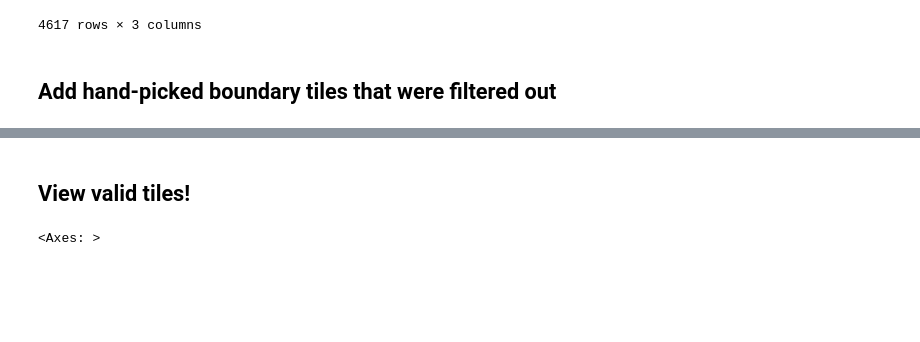
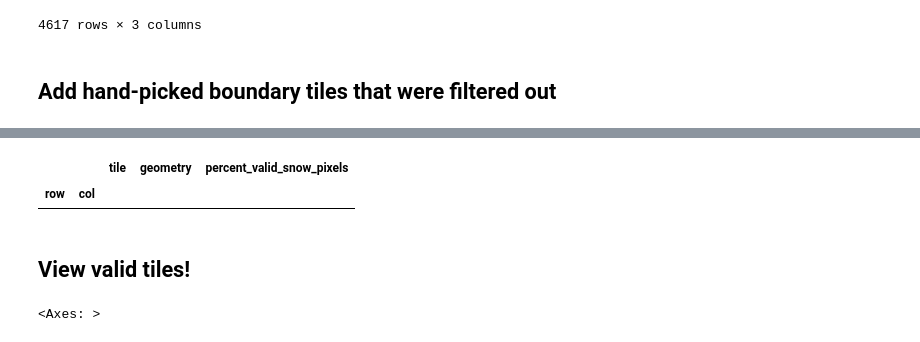
Before and after one commit to egagli/global_snowmelt_runoff_onset, a Jupyter notebook: processing/select_tiles_to_process.ipynb, the cells around one changed output, grey strips where cells are left out. Saved outputs shown, nothing was run; the diff lists cells and outputs as text; code cells hidden in the pictures; blank space fills up the shorter version.

Commit message:
update processing tiles

```diff
--- a/processing/select_tiles_to_process.ipynb
+++ b/processing/select_tiles_to_process.ipynb
@@ -468,3 +518,9 @@ valid_tiles_gdf
+# %%
+# find duplicate tiles
+valid_tiles_gdf[valid_tiles_gdf.index.duplicated()]
+# %% [output]
+|  |  | tile | geometry | percent_valid_snow_pixels |
+| row | col |  |  |  |
 # %% [markdown]
 ## View valid tiles!
 # %%
```
Also changed, not shown: parts of 5 cells of this notebook, 1 other file.
